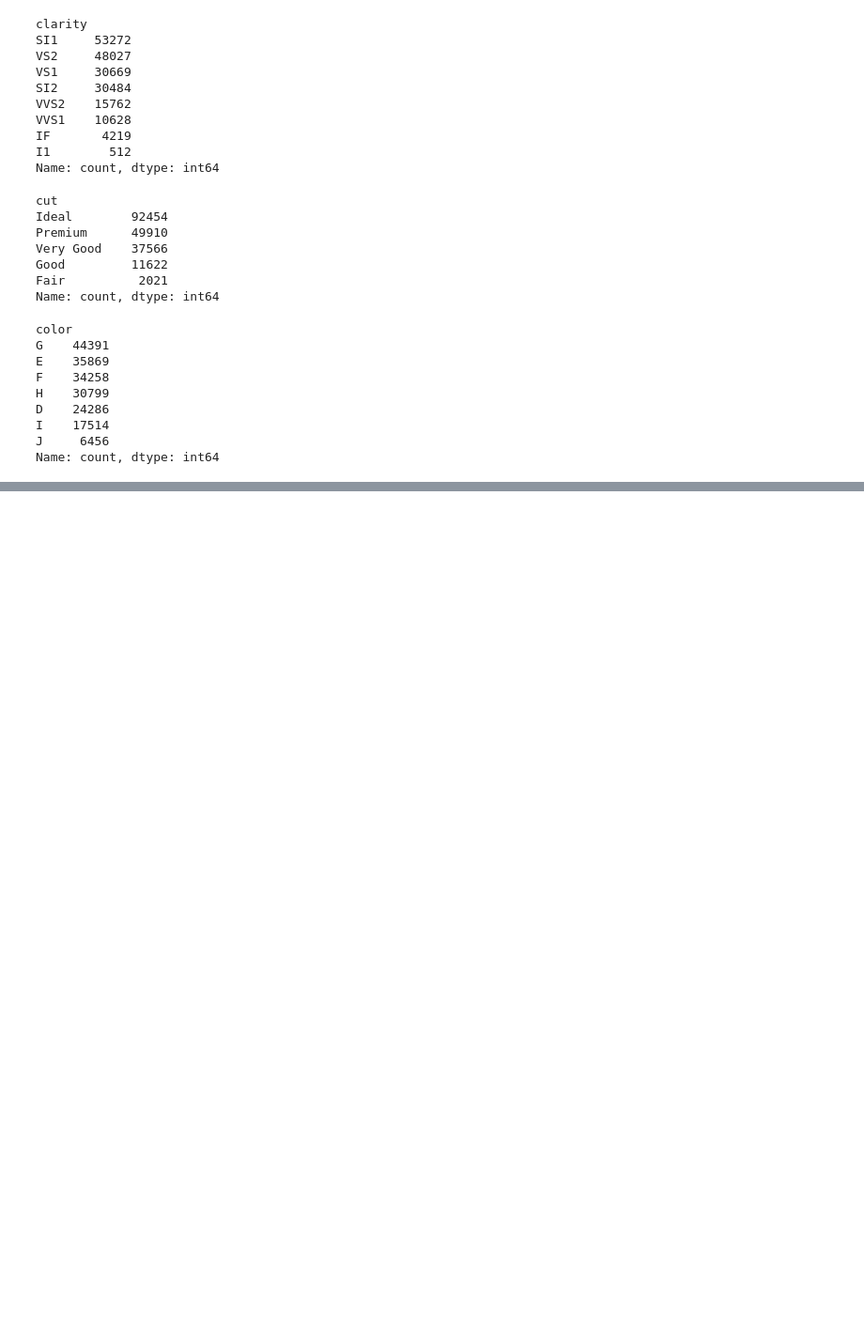
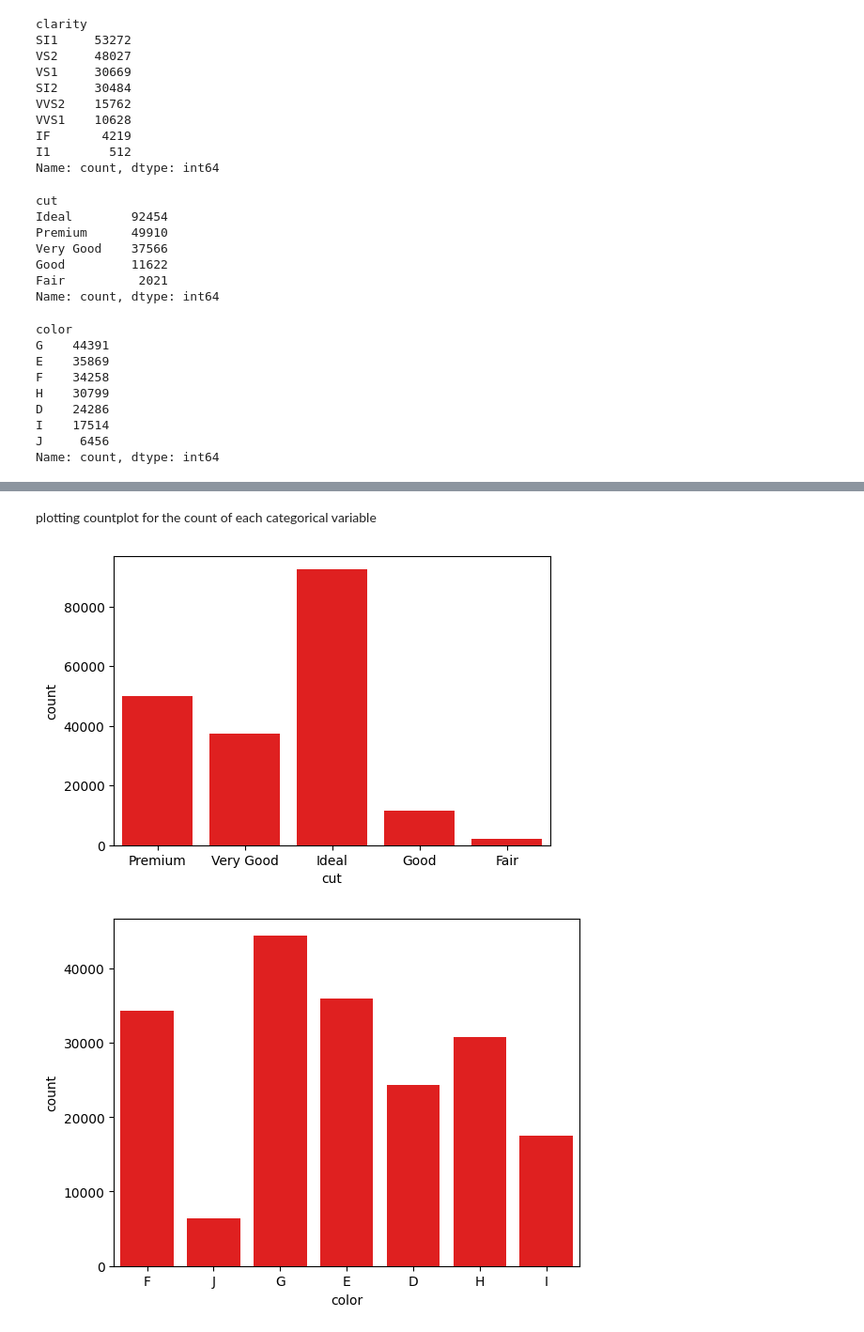
Before and after one commit to Anna-Elsa-Luiz/End_to_End_ML_Project, a Jupyter notebook: notebooks/research.ipynb, the cells around one changed output, grey strips where cells are left out. Shown at 94% size. Saved outputs shown, nothing was run; the diff lists cells and outputs as text; code cells hidden in the pictures; blank space fills up the shorter version.

```diff
--- a/notebooks/research.ipynb
+++ b/notebooks/research.ipynb
@@ -376,0 +424,10 @@ Name: count, dtype: int64
+# %% [markdown]
+plotting countplot for the count of each categorical variable
+# %%
+plt.figure(figsize=(6, 4))
+for col in cat:
+    sns.countplot(data=new_data, x=col,color='red')
+    plt.show()
+# %% [output]
+[figure, added]
+[figure, added]
```
Also changed, not shown: parts of 32 cells of this notebook, 1 other file.
